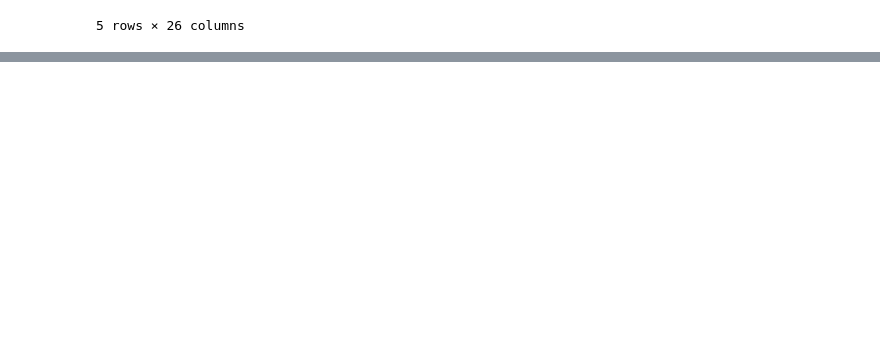
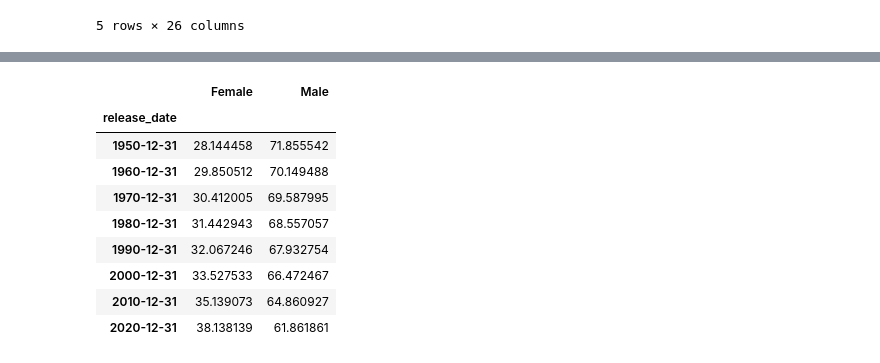
Before and after one commit to zeeros/final-project-bda, a Jupyter notebook: tmdb_gender_project.ipynb, the cells around one changed output, grey strips where cells are left out. Cells and saved outputs as stored; diff of their text form; code cells hidden in the pictures; blank space fills up the shorter version.

```diff
--- a/tmdb_gender_project.ipynb
+++ b/tmdb_gender_project.ipynb
@@ -400,0 +419,18 @@ With the above in mind, we can try to answer some questions.
+# %%
+def perc_gender(x):
+    g1 = x['count_cast_gender_1'].sum()
+    g2 = x['count_cast_gender_2'].sum()
+    return pd.Series([100 * g1 /(g1+g2),100 * g2 /(g1+g2)], index=['Female','Male'])
+
+moviesdf_dateindexed.groupby(pd.Grouper(freq='10Y',label='right')).apply(perc_gender)
+# %% [output]
+|  | Female | Male |
+| release_date |  |  |
+| 1950-12-31 | 28.144458 | 71.855542 |
+| 1960-12-31 | 29.850512 | 70.149488 |
+| 1970-12-31 | 30.412005 | 69.587995 |
+| 1980-12-31 | 31.442943 | 68.557057 |
+| 1990-12-31 | 32.067246 | 67.932754 |
+| 2000-12-31 | 33.527533 | 66.472467 |
+| 2010-12-31 | 35.139073 | 64.860927 |
+| 2020-12-31 | 38.138139 | 61.861861 |
```
Also changed, not shown: parts of 17 cells of this notebook.
